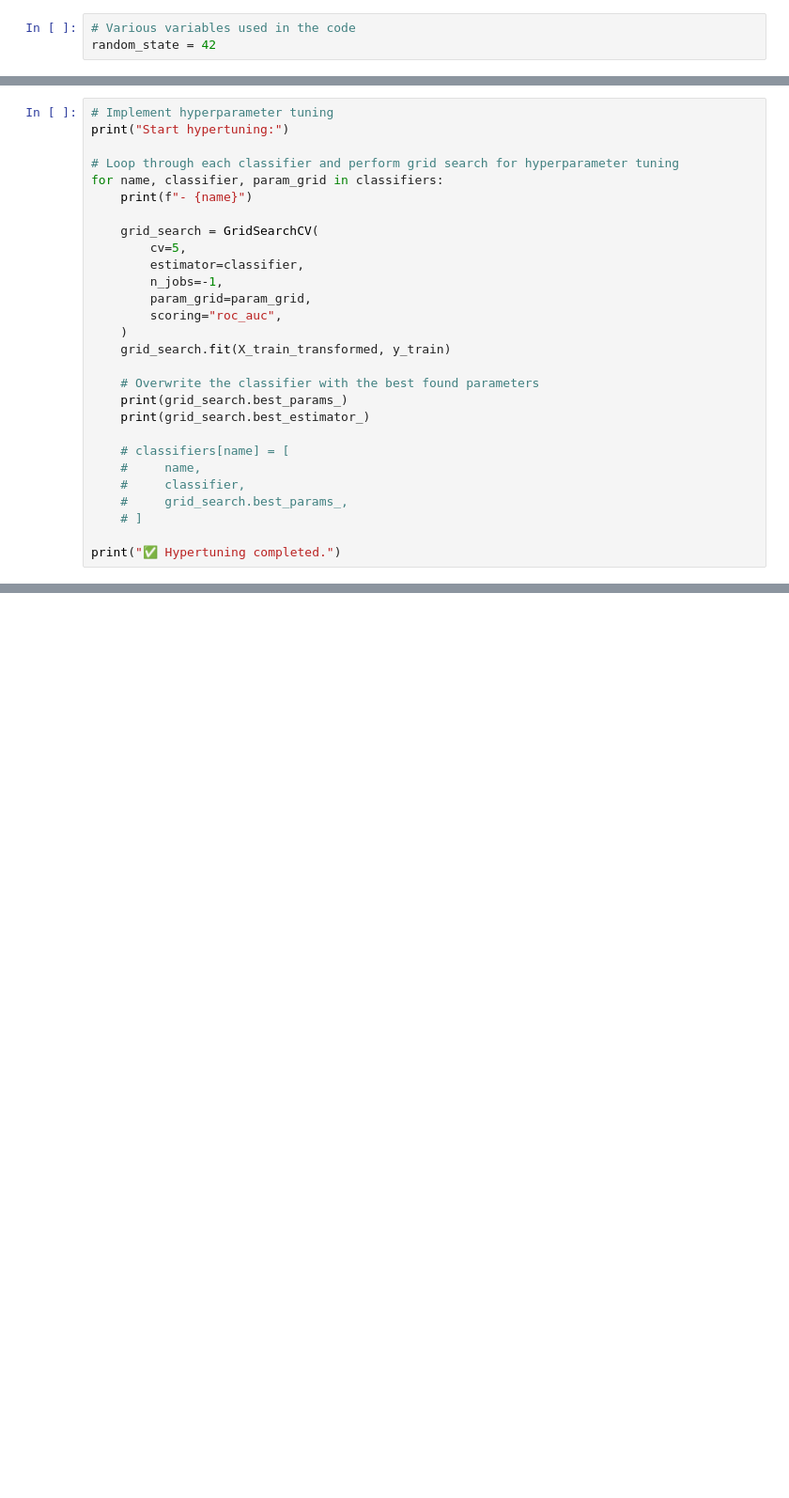
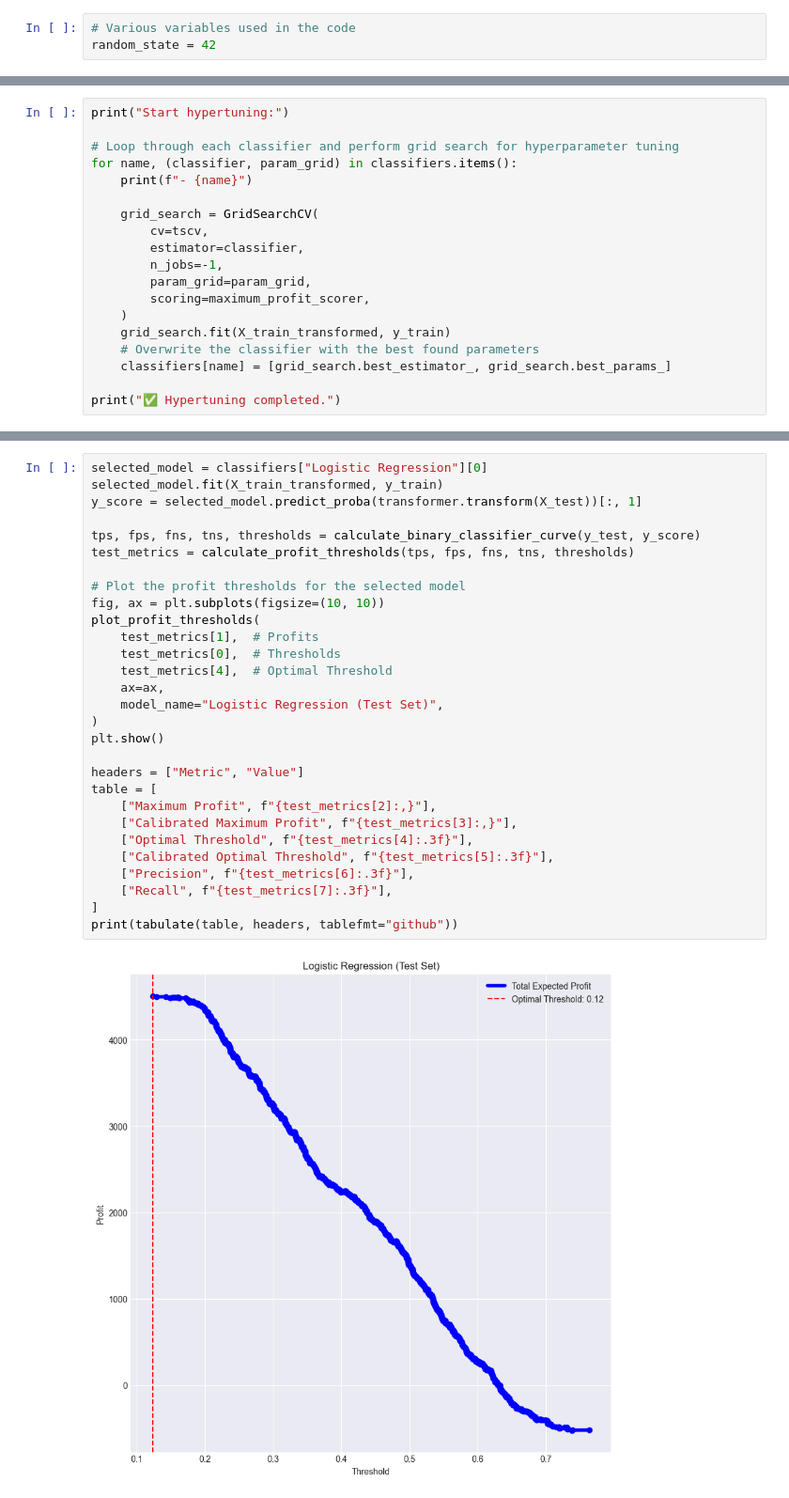
Before and after one commit to vanesterik/mads-telemarketing-assigment, a Jupyter notebook: notebooks/2.0-kve-predictive-modelling.ipynb, the cells around one changed output, grey strips where cells are left out. Shown: that part at 94% size. Drawn from its saved outputs; the diff is of its cells as text; blank space fills up the shorter version.

```diff
--- a/notebooks/2.0-kve-predictive-modelling.ipynb
+++ b/notebooks/2.0-kve-predictive-modelling.ipynb
@@ -99,29 +141,20 @@ classifiers = [
 # %%
-# Implement hyperparameter tuning
 print("Start hypertuning:")
 
 # Loop through each classifier and perform grid search for hyperparameter tuning
-for name, classifier, param_grid in classifiers:
+for name, (classifier, param_grid) in classifiers.items():
     print(f"- {name}")
 
     grid_search = GridSearchCV(
-        cv=5,
+        cv=tscv,
         estimator=classifier,
         n_jobs=-1,
         param_grid=param_grid,
-        scoring="roc_auc",
+        scoring=maximum_profit_scorer,
     )
     grid_search.fit(X_train_transformed, y_train)
-
     # Overwrite the classifier with the best found parameters
-    print(grid_search.best_params_)
-    print(grid_search.best_estimator_)
-
-    # classifiers[name] = [
-    #     name,
-    #     classifier,
-    #     grid_search.best_params_,
-    # ]
+    classifiers[name] = [grid_search.best_estimator_, grid_search.best_params_]
 
 print("✅ Hypertuning completed.")
 # %% [output]
@@ -285,0 +287,31 @@ print(tabulate(table, headers, tablefmt="github"))
+# %%
+selected_model = classifiers["Logistic Regression"][0]
+selected_model.fit(X_train_transformed, y_train)
+y_score = selected_model.predict_proba(transformer.transform(X_test))[:, 1]
+
+tps, fps, fns, tns, thresholds = calculate_binary_classifier_curve(y_test, y_score)
+test_metrics = calculate_profit_thresholds(tps, fps, fns, tns, thresholds)
+
+# Plot the profit thresholds for the selected model
+fig, ax = plt.subplots(figsize=(10, 10))
+plot_profit_thresholds(
+    test_metrics[1],  # Profits
+    test_metrics[0],  # Thresholds
+    test_metrics[4],  # Optimal Threshold
+    ax=ax,
+    model_name="Logistic Regression (Test Set)",
+)
+plt.show()
+
+headers = ["Metric", "Value"]
+table = [
+    ["Maximum Profit", f"{test_metrics[2]:,}"],
+    ["Calibrated Maximum Profit", f"{test_metrics[3]:,}"],
+    ["Optimal Threshold", f"{test_metrics[4]:.3f}"],
+    ["Calibrated Optimal Threshold", f"{test_metrics[5]:.3f}"],
+    ["Precision", f"{test_metrics[6]:.3f}"],
+    ["Recall", f"{test_metrics[7]:.3f}"],
+]
+print(tabulate(table, headers, tablefmt="github"))
+# %% [output]
+[figure, added]
```
Also changed, not shown: parts of 17 cells of this notebook, 11 other files.
